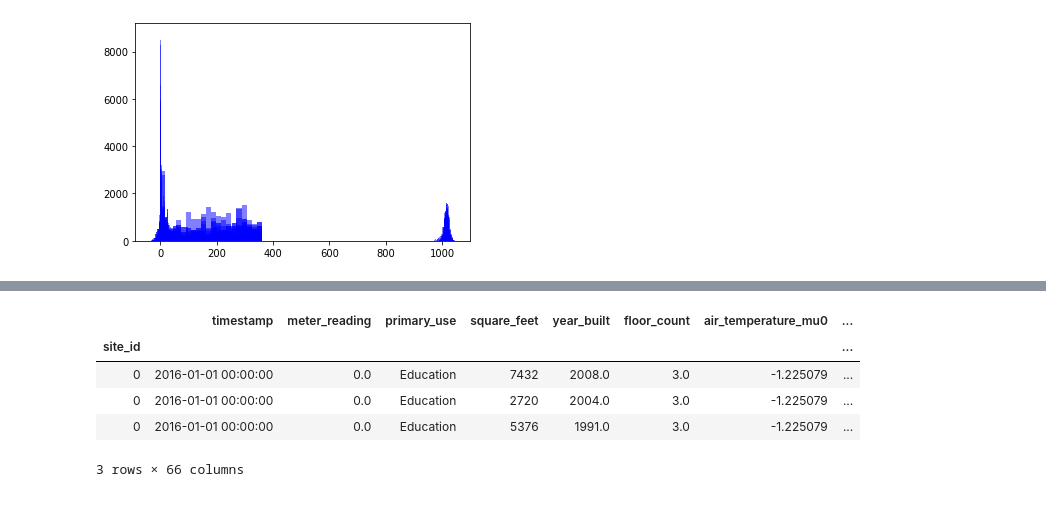
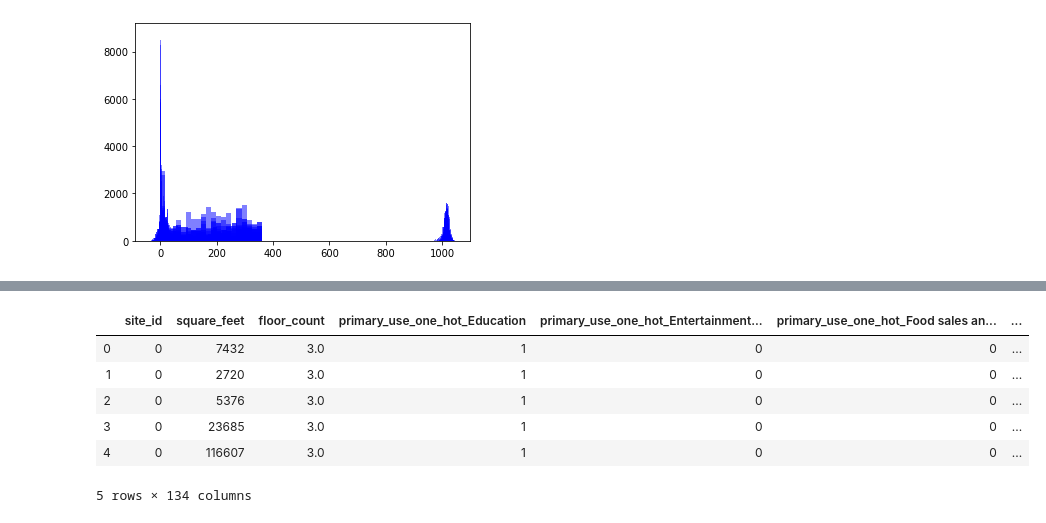
Before and after one commit to Markfryazino/ASHRAE-AMI-number, a Jupyter notebook: Data analysis and Linear Regression.ipynb, the cells around one changed output, grey strips where cells are left out. Drawn from its saved outputs; the diff is of its cells as text; code cells hidden in the pictures.

```diff
--- a/Data analysis and Linear Regression.ipynb
+++ b/Data analysis and Linear Regression.ipynb
@@ -36,7 +36,7 @@ building_info.head(3)
 | 2 | 0 | 2 | Education | 5376 | 1991.0 | NaN |
 # %%
 # separate tasks
-electricity = train_meters[train_meters.meter==0].drop('meter', axis=1)
+electricity = train_meters[train_meters.meter==0].drop('meter', axis=1)[:100000] # careful!!!
 chilledwater = train_meters[train_meters.meter==1].drop('meter', axis=1)
 steam = train_meters[train_meters.meter==2].drop('meter', axis=1)
 hotwater = train_meters[train_meters.meter==3].drop('meter', axis=1)
@@ -283,20 +302,15 @@ weather_distrib.to_csv('.\data\\weather_train_ditributions.csv')
 # %%
 weather_distrib = pd.read_csv('.\data\\weather_train_ditributions.csv').set_index('site_id')
 # %%
-electricity = electricity.set_index('site_id').join(
+# use this if you want to apply weather_distrib parametres
+test_train = electricity.set_index('site_id').join(
     weather_distrib, on='site_id')
-# %%
-electricity.head(3)
-# %% [output]
-|  | timestamp | meter_reading | primary_use | square_feet | year_built | floor_count | air_temperature_mu0 | ... |
-| site_id |  |  |  |  |  |  |  | ... |
-| 0 | 2016-01-01 00:00:00 | 0.0 | Education | 7432 | 2008.0 | 3.0 | -1.225079 | ... |
-| 0 | 2016-01-01 00:00:00 | 0.0 | Education | 2720 | 2004.0 | 3.0 | -1.225079 | ... |
-| 0 | 2016-01-01 00:00:00 | 0.0 | Education | 5376 | 1991.0 | 3.0 | -1.225079 | ... |
-3 rows × 66 columns
+# %%
+# use this if you don't want to apply weather_distrib parametres
+test_train = electricity.copy()
 # %%
 columns_to_oh = ['primary_use', 'year_built']
 for col in columns_to_oh:
-    one_hot = pd.get_dummies(electricity[col])
+    one_hot = pd.get_dummies(test_train[col])
     one_hot.columns = [f'{col}_one_hot_{str(val)}' for val in one_hot.columns]
-    electricity = pd.concat([electricity, one_hot], axis=1)
+    test_train = pd.concat([test_train, one_hot], axis=1)
@@ -306,0 +317,11 @@ electricity[:3].drop('primary_use', axis=1).head(3)
+# %%
+test_train = test_train.drop(columns_to_oh, axis=1).drop('timestamp', axis=1).drop('meter_reading', axis=1)
+test_train.head()
+# %% [output]
+|  | site_id | square_feet | floor_count | primary_use_one_hot_Education | primary_use_one_hot_Entertainment... | primary_use_one_hot_Food sales an... | ... |
+| 0 | 0 | 7432 | 3.0 | 1 | 0 | 0 | ... |
+| 1 | 0 | 2720 | 3.0 | 1 | 0 | 0 | ... |
+| 2 | 0 | 5376 | 3.0 | 1 | 0 | 0 | ... |
+| 3 | 0 | 23685 | 3.0 | 1 | 0 | 0 | ... |
+| 4 | 0 | 116607 | 3.0 | 1 | 0 | 0 | ... |
+5 rows × 134 columns
```
Also changed, not shown: parts of 8 cells of this notebook.
